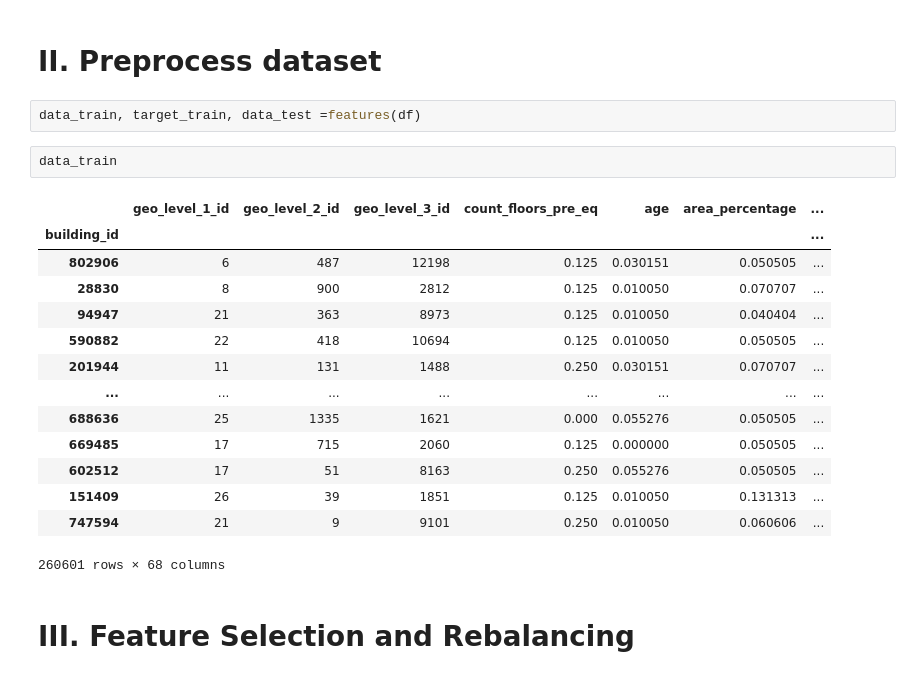
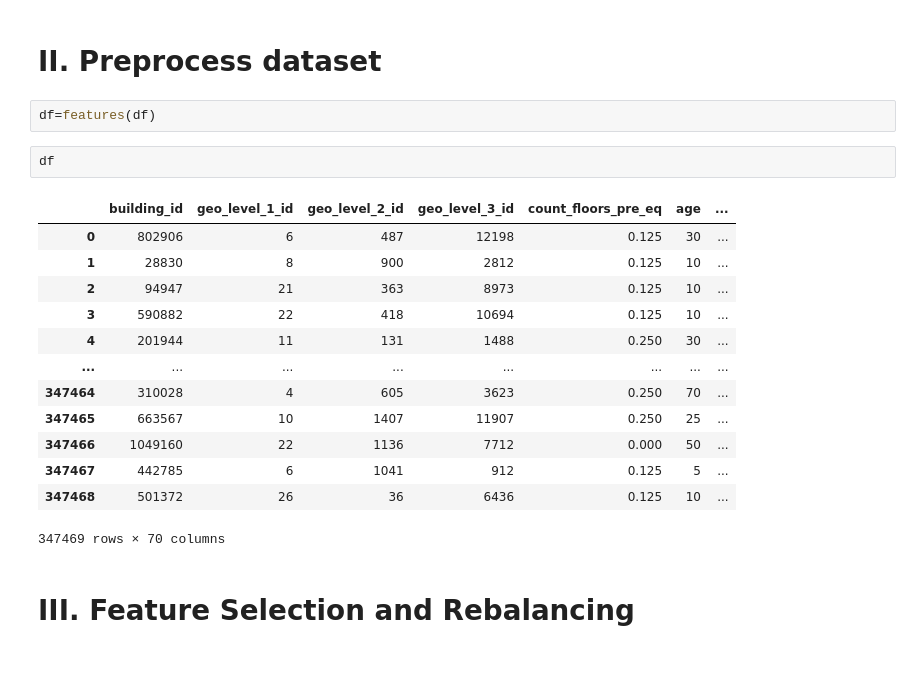
Before and after one commit to NiklasSabel/data_mining_1, a Jupyter notebook: notebooks/Niklas_Models.ipynb, the cells around one changed output. Saved outputs shown, nothing was run; the diff lists cells and outputs as text.

```diff
--- a/notebooks/Niklas_Models.ipynb
+++ b/notebooks/Niklas_Models.ipynb
@@ -22,24 +23,23 @@ df=df.reset_index()
 # %% [markdown]
 # II. Preprocess dataset
 # %%
-data_train, target_train, data_test =features(df)
+df=features(df)
-# %%
-data_train
-# %% [output]
-|  | geo_level_1_id | geo_level_2_id | geo_level_3_id | count_floors_pre_eq | age | area_percentage | ... |
-| building_id |  |  |  |  |  |  | ... |
-| 802906 | 6 | 487 | 12198 | 0.125 | 0.030151 | 0.050505 | ... |
-| 28830 | 8 | 900 | 2812 | 0.125 | 0.010050 | 0.070707 | ... |
-| 94947 | 21 | 363 | 8973 | 0.125 | 0.010050 | 0.040404 | ... |
-| 590882 | 22 | 418 | 10694 | 0.125 | 0.010050 | 0.050505 | ... |
-| 201944 | 11 | 131 | 1488 | 0.250 | 0.030151 | 0.070707 | ... |
-| ... | ... | ... | ... | ... | ... | ... | ... |
-| 688636 | 25 | 1335 | 1621 | 0.000 | 0.055276 | 0.050505 | ... |
-| 669485 | 17 | 715 | 2060 | 0.125 | 0.000000 | 0.050505 | ... |
-| 602512 | 17 | 51 | 8163 | 0.250 | 0.055276 | 0.050505 | ... |
-| 151409 | 26 | 39 | 1851 | 0.125 | 0.010050 | 0.131313 | ... |
-| 747594 | 21 | 9 | 9101 | 0.250 | 0.010050 | 0.060606 | ... |
-260601 rows × 68 columns
+# %%
+df
+# %% [output]
+|  | building_id | geo_level_1_id | geo_level_2_id | geo_level_3_id | count_floors_pre_eq | age | ... |
+| 0 | 802906 | 6 | 487 | 12198 | 0.125 | 30 | ... |
+| 1 | 28830 | 8 | 900 | 2812 | 0.125 | 10 | ... |
+| 2 | 94947 | 21 | 363 | 8973 | 0.125 | 10 | ... |
+| 3 | 590882 | 22 | 418 | 10694 | 0.125 | 10 | ... |
+| 4 | 201944 | 11 | 131 | 1488 | 0.250 | 30 | ... |
+| ... | ... | ... | ... | ... | ... | ... | ... |
+| 347464 | 310028 | 4 | 605 | 3623 | 0.250 | 70 | ... |
+| 347465 | 663567 | 10 | 1407 | 11907 | 0.250 | 25 | ... |
+| 347466 | 1049160 | 22 | 1136 | 7712 | 0.000 | 50 | ... |
+| 347467 | 442785 | 6 | 1041 | 912 | 0.125 | 5 | ... |
+| 347468 | 501372 | 26 | 36 | 6436 | 0.125 | 10 | ... |
+347469 rows × 70 columns
 # %% [markdown]
 # III. Feature Selection and Rebalancing
 # %% [markdown]
```
Also changed, not shown: parts of 34 cells of this notebook, 1 other file.
